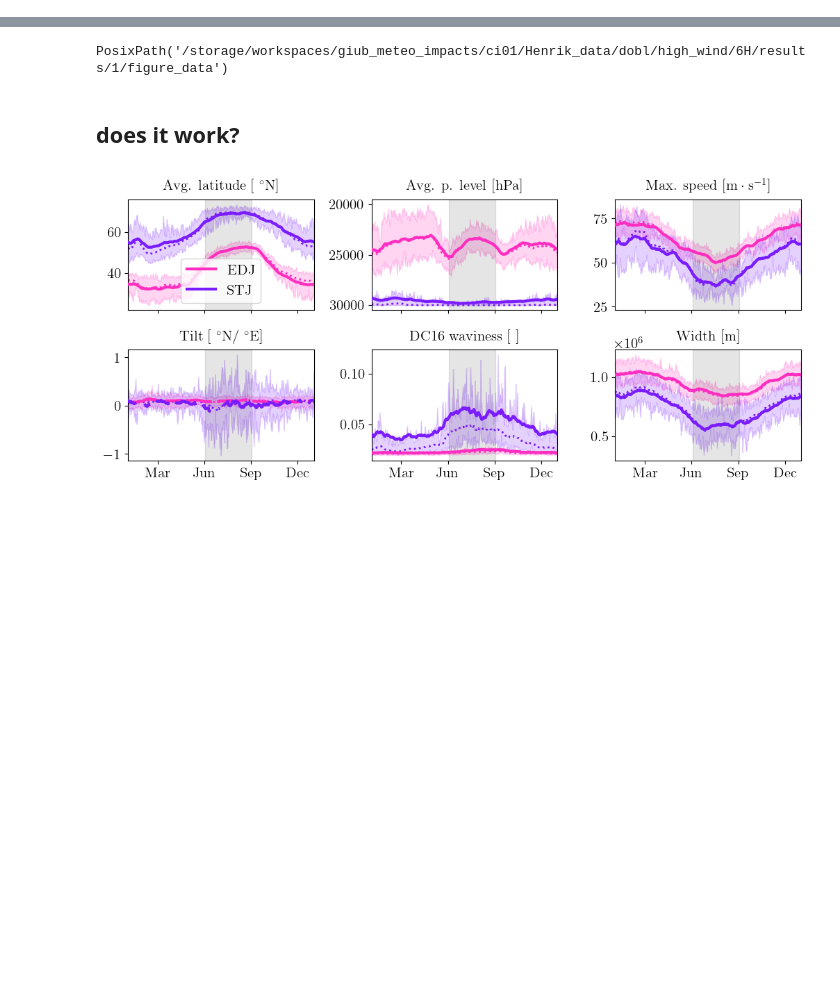
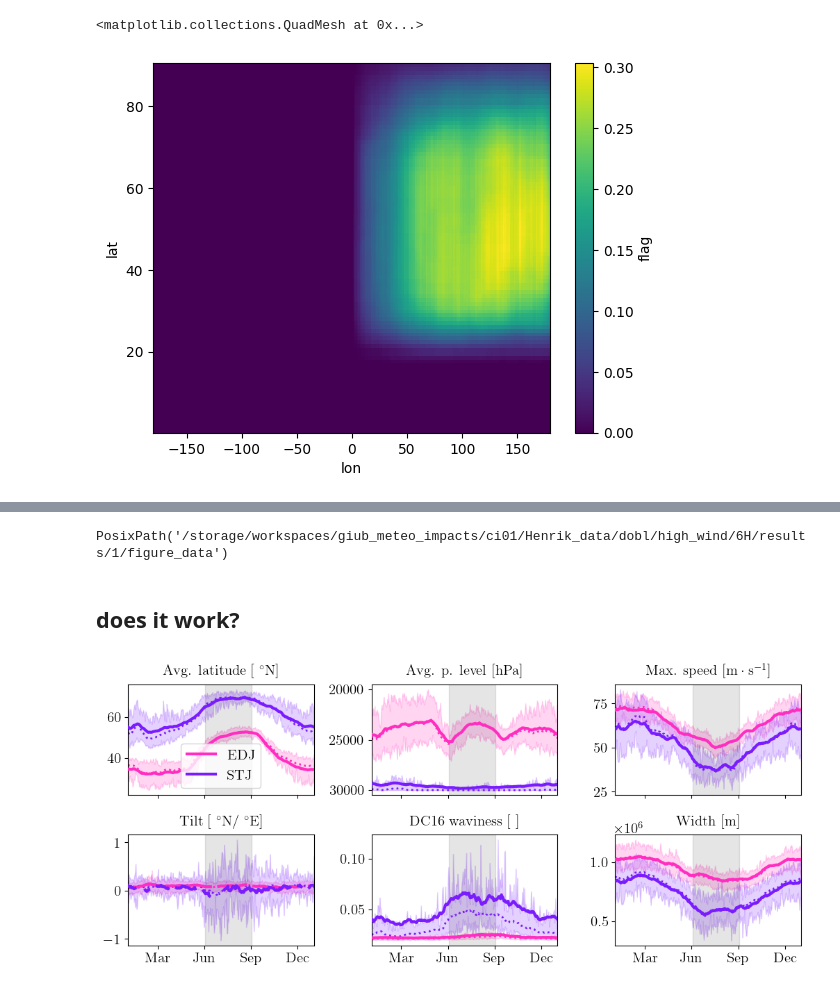
Before and after one commit to hbanderier/persistent-extremes-era5, a Jupyter notebook: Playgrounds/data_henrik_pg.ipynb, the cells around one changed output, grey strips where cells are left out. Drawn from its saved outputs; the diff is of its cells as text; code cells hidden in the pictures; blank space fills up the shorter version.

```diff
--- a/Playgrounds/data_henrik_pg.ipynb
+++ b/Playgrounds/data_henrik_pg.ipynb
@@ -165,0 +453,5 @@ plt.hist(zeta300.values.ravel() * 1e5, bins=np.arange(1, 21, 1) - 0.5)
+# %%
+wb.to_xarray(zeta, events=overturnings[overturnings.orientation == "cyclonic"]).mean("time").plot()
+# %% [output]
+<matplotlib.collections.QuadMesh at 0x...>
+[figure, added]
```
Also changed, not shown: parts of 39 cells of this notebook, 3 other files.
